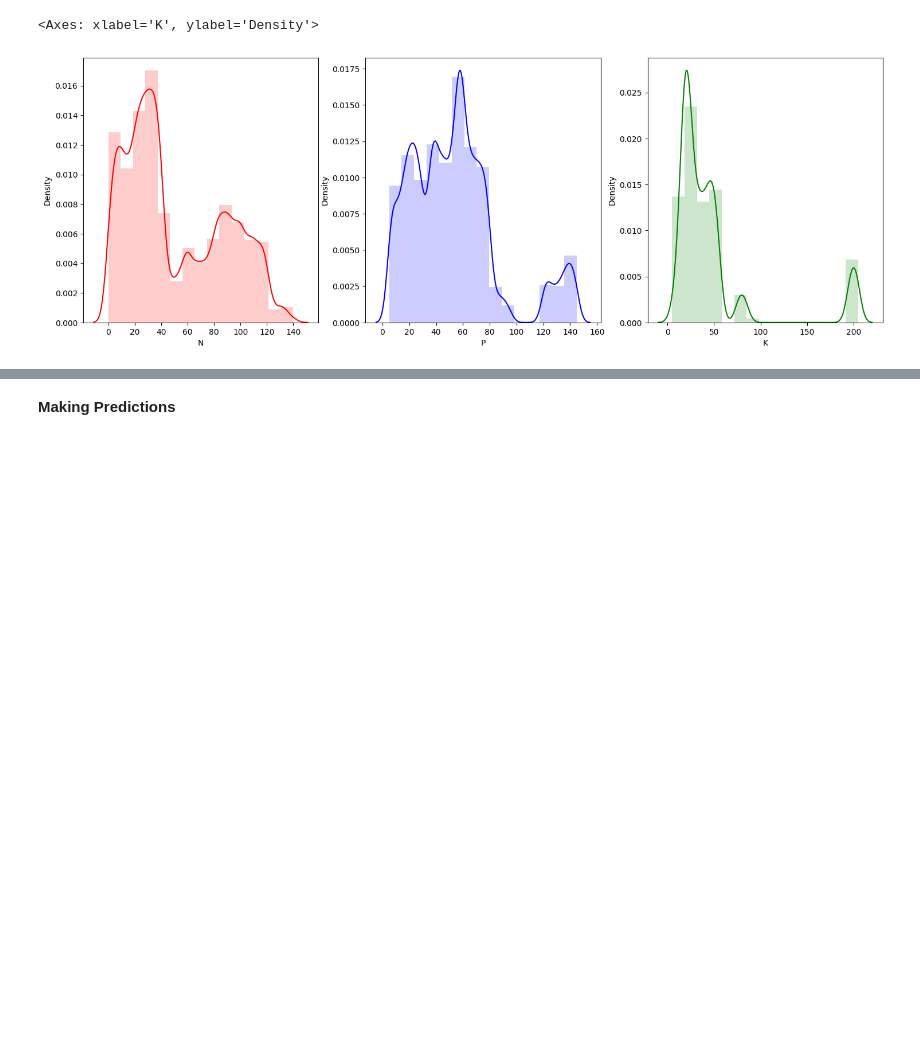
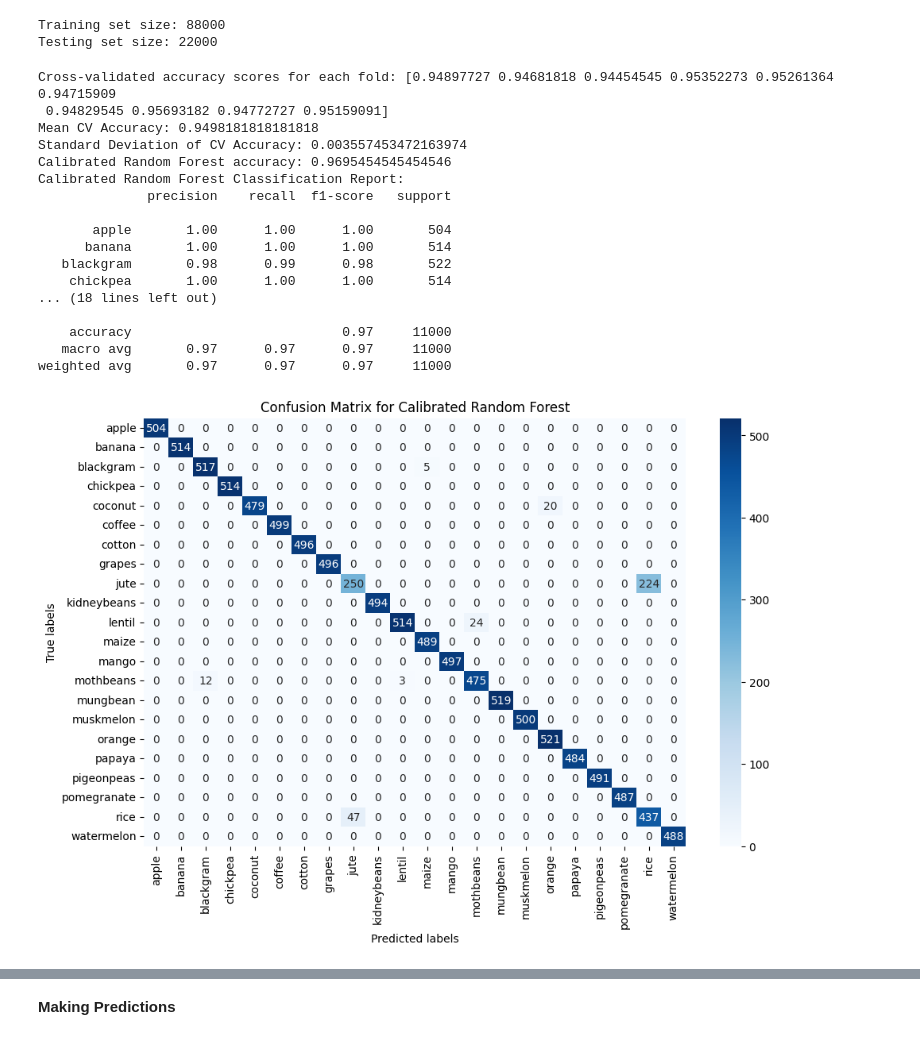
Before and after one commit to qasmendoza/crop-recommendation, a Jupyter notebook: Crops.ipynb, the cells around one changed output, grey strips where cells are left out. Drawn from its saved outputs; the diff is of its cells as text; code cells hidden in the pictures; blank space fills up the shorter version.

```diff
--- a/Crops.ipynb
+++ b/Crops.ipynb
@@ -20,4 +24,4 @@ from sklearn.neighbors import KNeighborsClassifier
 # %%
 # Load data
-df = pd.read_csv('augmented_file_50x.csv')
+data = pd.read_csv('augmented_file_50x.csv')
 # %%
@@ -70,11 +43,8 @@ sns.distplot(df['rainfall'],color="green",bins=15,hist_kws={'alpha':0.2})
 
 plt.figure(figsize=(18,6))
 plt.subplot(1, 3, 1)
-sns.distplot(df['N'],color="red",bins=15,hist_kws={'alpha':0.2})
+sns.distplot(data['N'],color="red",bins=15,hist_kws={'alpha':0.2})
 plt.subplot(1, 3, 2)
-sns.distplot(df['P'],color="blue",bins=15,hist_kws={'alpha':0.2})
+sns.distplot(data['P'],color="blue",bins=15,hist_kws={'alpha':0.2})
 plt.subplot(1, 3, 3)
-sns.distplot(df['K'],color="green",bins=15,hist_kws={'alpha':0.2})
+sns.distplot(data['K'],color="green",bins=15,hist_kws={'alpha':0.2})
-# %% [output]
-<Axes: xlabel='K', ylabel='Density'>
-[figure, removed]
@@ -143,3 +81,69 @@ y_test = pd.concat(y_test_list, axis=0)
 
 print("Training set size:", len(X_train))
 print("Testing set size:", len(X_test))
+# %% [output]
+Training set size: 88000
+Testing set size: 22000
+# %%
+
+# Using 'auto' strategy for RandomUnderSampler
+under = RandomUnderSampler(sampling_strategy='auto')
+X_resampled, y_resampled = under.fit_resample(X_train, y_train)
+
+# Train the Random Forest on the resampled data
+clf_rf = RandomForestClassifier(n_estimators=100, max_depth=6, max_features=4, random_state=0)
+clf_rf.fit(X_resampled, y_resampled)
+
+# Perform 10-fold cross-validation on the resampled data
+cv_scores = cross_val_score(clf_rf, X_resampled, y_resampled, cv=10, scoring='accuracy')
+
+# Print out the scores for each fold and average accuracy
+print("Cross-validated accuracy scores for each fold:", cv_scores)
+print("Mean CV Accuracy:", cv_scores.mean())
+print("Standard Deviation of CV Accuracy:", cv_scores.std())
+
+# Split the test set further into calibration and validation sets
+X_calibrate, X_validate, y_calibrate, y_validate = train_test_split(X_test, y_test, test_size=0.5, random_state=42)
+
+# Calibrate the classifier on the calibration set
+calibrated_rf = CalibratedClassifierCV(clf_rf, method='sigmoid', cv='prefit')
+calibrated_rf.fit(X_calibrate, y_calibrate)
+
+# Predict on the validation set using the calibrated RF
+y_pred_calibrated = calibrated_rf.predict(X_validate)
+accuracy_score_calibrated = accuracy_score(y_validate, y_pred_calibrated)
+
+print("\nCalibrated Random Forest Validation accuracy:", accuracy_score_calibrated)
+print("Calibrated Random Forest Classification Report:")
+print(classification_report(y_validate, y_pred_calibrated))
+
+# Compute the confusion matrix for calibrated RF
+conf_mat_calibrated = confusion_matrix(y_validate, y_pred_calibrated)
+class_labels = np.unique(y_validate)
+
+# Plot using Seaborn for calibrated RF
+plt.figure(figsize=(11,7))
+sns.heatmap(conf_mat_calibrated, annot=True, fmt="d", cmap='Blues', xticklabels=class_labels, yticklabels=class_labels)
+plt.xlabel('Predicted labels')
+plt.ylabel('True labels')
+plt.title('Confusion Matrix for Calibrated Random Forest')
+plt.show()
+# %% [output]
+Cross-validated accuracy scores for each fold: [0.94897727 0.94681818 0.94454545 0.95352273 0.95261364 0.94715909
+ 0.94829545 0.95693182 0.94772727 0.95159091]
+Mean CV Accuracy: 0.9498181818181818
+Standard Deviation of CV Accuracy: 0.003557453472163974
+Calibrated Random Forest accuracy: 0.9695454545454546
+Calibrated Random Forest Classification Report:
+              precision    recall  f1-score   support
+
+       apple       1.00      1.00      1.00       504
+      banana       1.00      1.00      1.00       514
+   blackgram       0.98      0.99      0.98       522
+    chickpea       1.00      1.00      1.00       514
+... (18 lines left out)
+
+    accuracy                           0.97     11000
+   macro avg       0.97      0.97      0.97     11000
+weighted avg       0.97      0.97      0.97     11000
+[figure, added]
```
Also changed, not shown: parts of 17 cells of this notebook, 1 other file.
